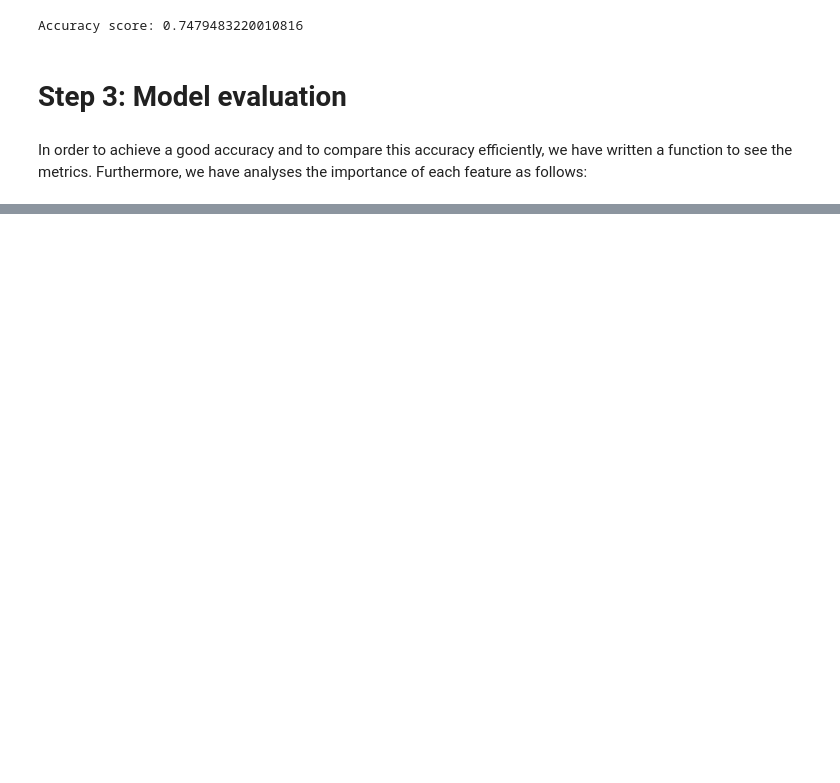
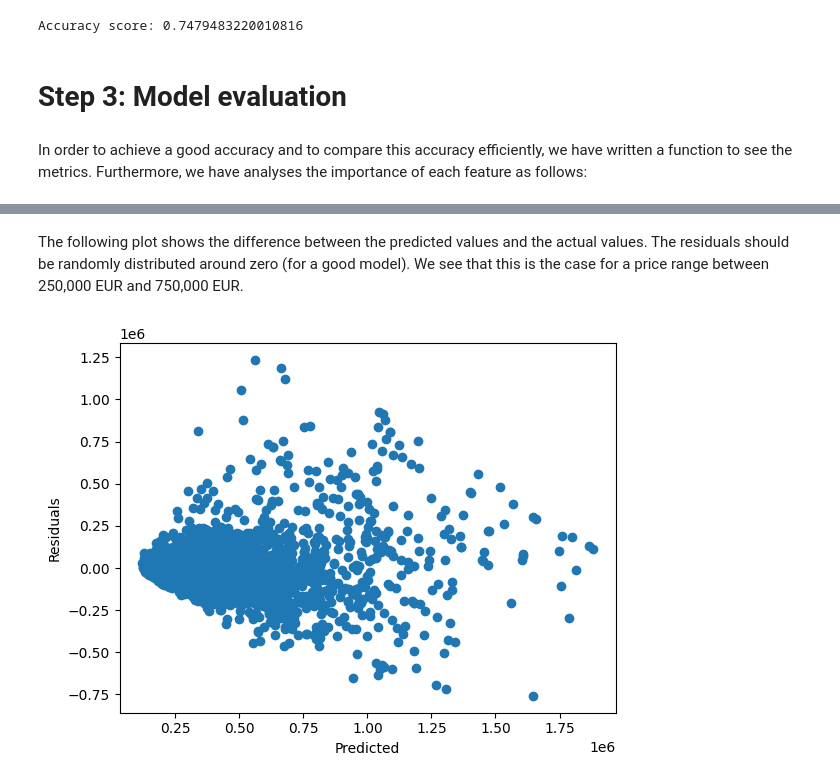
Before and after one commit to Naci-T/real-estate-price-prediction, a Jupyter notebook: model_training/model_training.ipynb, the cells around one changed output, grey strips where cells are left out. Cells and saved outputs as stored; diff of their text form; code cells hidden in the pictures; blank space fills up the shorter version.

Commit message:
Evaluation plots added

```diff
--- a/model_training/model_training.ipynb
+++ b/model_training/model_training.ipynb
@@ -322,0 +309,18 @@ This model has a Mean Absolute error of 90979.The accuracy is 75%
+# %% [markdown]
+The following plot shows the difference between the predicted values and the actual values. The residuals should be randomly distributed around zero (for a good model). We see that this is the case for a price range between 250,000 EUR and 750,000 EUR.
+# %%
+import matplotlib.pyplot as plt
+
+# predict the target variable using the model
+y_pred = rf_model.predict(X_test)
+
+# calculate the residuals
+residuals = y_test - y_pred
+
+# create a scatter plot of the residuals
+plt.scatter(y_pred, residuals)
+plt.xlabel('Predicted')
+plt.ylabel('Residuals')
+plt.show()
+# %% [output]
+[figure, added]
```
Also changed, not shown: parts of 13 cells of this notebook.
